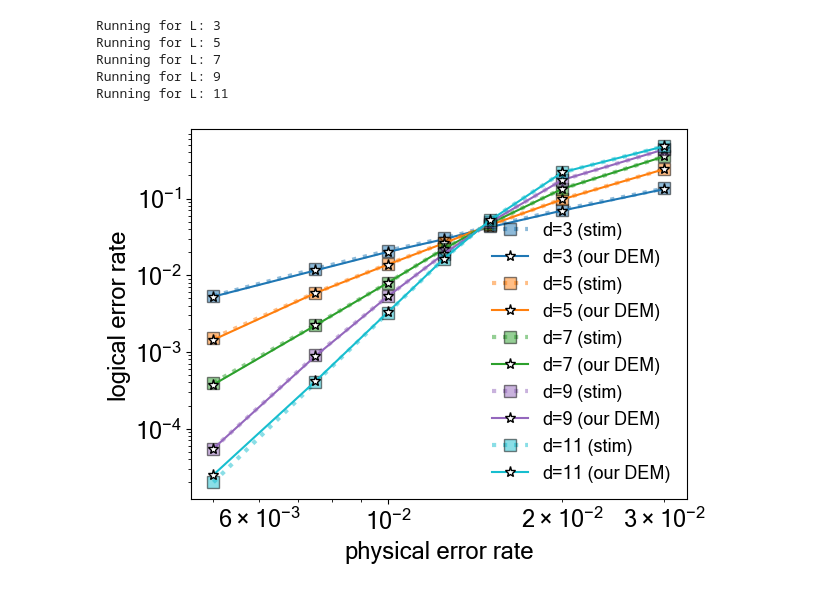
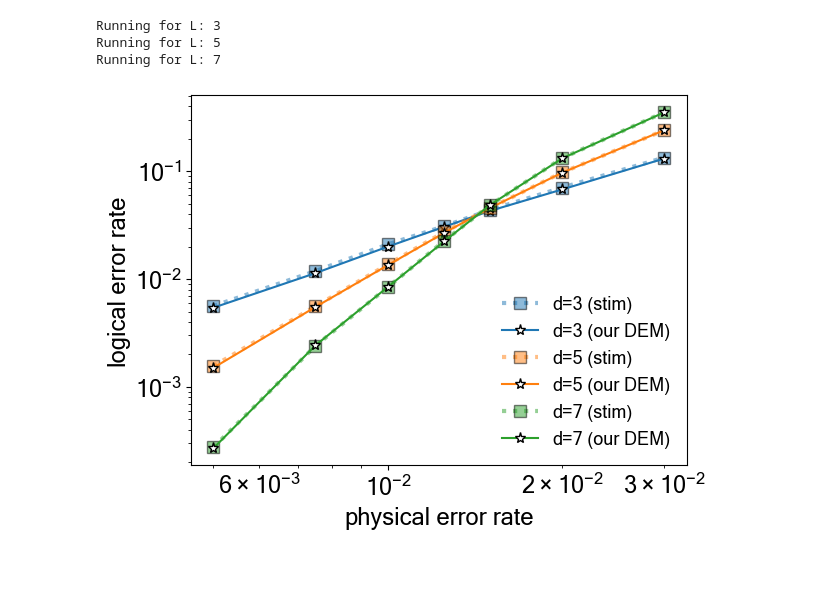
Before and after one commit to eva-takou/Noise_estimation_of_DEMs, a Jupyter notebook: sims/surface_code_bare_ancilla/threshold.ipynb, the cells around one changed output. Saved outputs shown, nothing was run; the diff lists cells and outputs as text; code cells hidden in the pictures.

```diff
--- a/sims/surface_code_bare_ancilla/threshold.ipynb
+++ b/sims/surface_code_bare_ancilla/threshold.ipynb
@@ -24,14 +25,12 @@ def get_DEM(distance,num_rounds,num_shots,p_depol_data,p_depol_anc,p_depol_after
         my_DEM = stim.DetectorErrorModel()
         return my_DEM,circuit
 
-    # defects_matrix, data_qubit_samples = get_defects(circuit, distance,num_shots,num_rounds)
 
     defects_matrix,data_qubit_meas = get_defects(circuit,distance,num_shots,num_rounds)
     vi_mean                        = avg_vi(defects_matrix)
-    vivj_mean                      = avg_vivj(defects_matrix.data)
 
-    pij_time        = estimate_time_edge_probs(num_rounds,num_ancilla,vi_mean,vivj_mean)
-    pij_bulk,pij_bd = estimate_bulk_and_bd_edge_probs(num_rounds,num_ancilla,distance,vi_mean,vivj_mean,pij_time)
+    pij_time         = estimate_time_edge_probs(num_rounds,num_ancilla,defects_matrix,vi_mean)
+    pij_bulk,pij_bd  = estimate_bulk_and_bd_edge_probs(num_rounds,num_ancilla,distance,defects_matrix,pij_time,vi_mean)
 
     my_DEM =surface_code_DEM(pij_bulk,pij_bd,pij_time,circuit.detector_error_model())
 
@@ -49,15 +48,17 @@ plt.rcParams["font.family"] = "Microsoft Sans Serif"
 
 fig, ax = plt.subplots()
 
-Ls        = [3,5,7,9,11]
-ps        = np.array([0.005, 0.0075, 0.01, 0.0125, 0.015, 0.02, 0.03])
-num_shots = 200_000
+Ls            = [3,5,7]
+ps            = np.array([0.005, 0.0075, 0.01, 0.0125, 0.015, 0.02, 0.03])
+num_shots     = 200_000
+num_shots_dec = 200_000
 depol_type_after_gates = "DEPOLARIZE2"
-colors    = ["tab:blue", 'tab:orange', "tab:green", "tab:purple", "tab:cyan"]
+colors    = ["tab:blue", 'tab:orange', "tab:green", "tab:purple", "tab:cyan", "tab:gray"]
 
 def run_single_p(L, p):
     my_DEM, circuit                    = get_DEM(L, L, num_shots, p, p, p, depol_type_after_gates)
-    num_errors_my_DEM, num_errors_stim = decode_both_dems_same_data(my_DEM, circuit, num_shots)
+    num_errors_my_DEM, num_errors_stim = decode_both_dems_same_data(my_DEM, circuit, num_shots_dec)
+
     return num_errors_stim / num_shots, num_errors_my_DEM / num_shots
 
 all_errors_STIM = []
@@ -73,37 +74,37 @@ for cnt, L in enumerate(Ls):
     errors_per_p_stim, errors_per_p_my_DEM = zip(*results)
 
     all_errors_STIM.append(errors_per_p_stim)
     all_errors_MDEM.append(errors_per_p_my_DEM)
 
     plt.plot(ps, errors_per_p_stim, marker='s', linestyle=':', color=colors[cnt],
              linewidth=3, markeredgecolor='black', markersize=9, alpha=0.5)
 
     plt.plot(ps, errors_per_p_my_DEM, marker='*', color=colors[cnt],
              markersize=8, markeredgecolor='black', markerfacecolor='white')
 
 plt.xscale('log')
 plt.yscale('log')
 
 plt.legend(['d=3 (stim)', 'd=3 (our DEM)',
             'd=5 (stim)', 'd=5 (our DEM)',
             'd=7 (stim)', 'd=7 (our DEM)',
             'd=9 (stim)', 'd=9 (our DEM)',
-            'd=11 (stim)', 'd=11 (our DEM)'],
+            'd=11 (stim)', 'd=11 (our DEM)',
+            'd=13 (stim)', 'd=13 (our DEM)'],
            frameon=False, shadow=True, fontsize=13)
 
 plt.xlabel('physical error rate')
 plt.ylabel('logical error rate')
 plt.show()
 
+
 #Uncomment to save the figure
 # fig.savefig("threshold.pdf",bbox_inches='tight')
 # %% [output]
 Running for L: 3
 Running for L: 5
 Running for L: 7
-Running for L: 9
-Running for L: 11
-[figure, old version]
+[figure, new version]
 # %%
 #To save the data:
 
```
Also changed, not shown: parts of 1 cell of this notebook.
